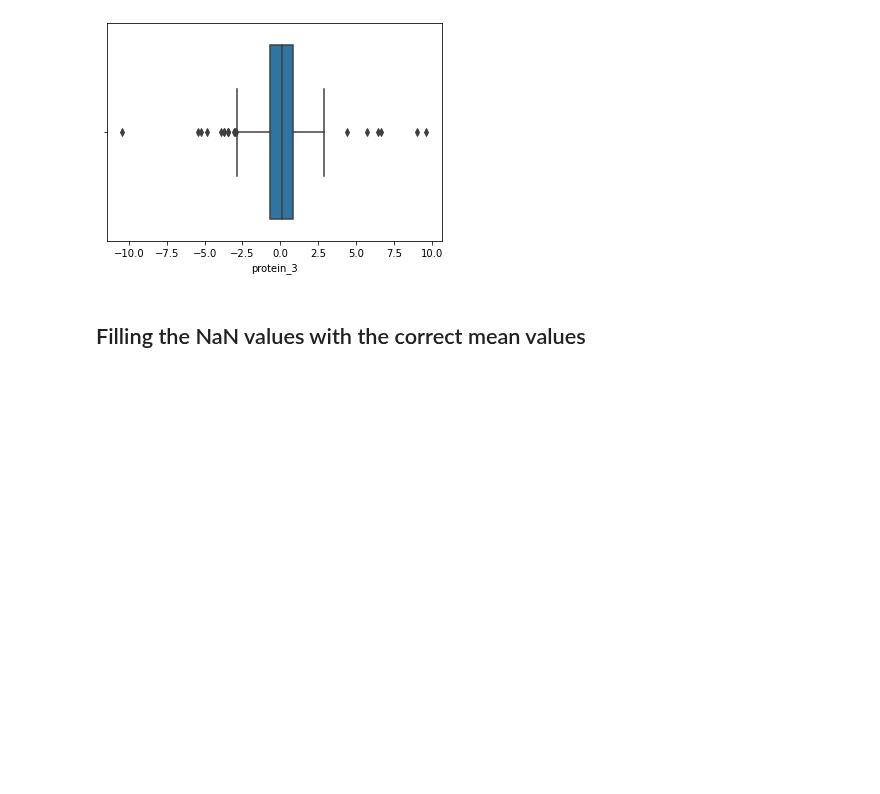
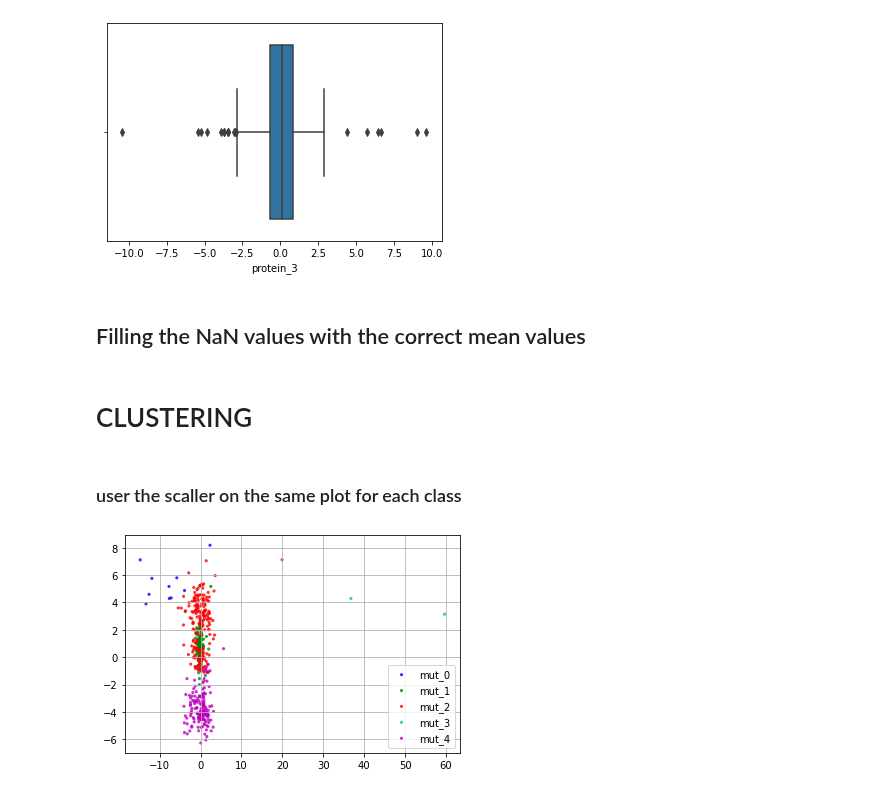
Before and after one commit to aka-sova/236756_Introduction_to_ML, a Jupyter notebook: hw4/wet_alex/data_preparation.ipynb, the cells around one changed output. Cells and saved outputs as stored; diff of their text form; code cells hidden in the pictures; blank space fills up the shorter version.

Commit message:
K-means cluster + PCA for vizualization

```diff
--- a/hw4/wet_alex/data_preparation.ipynb
+++ b/hw4/wet_alex/data_preparation.ipynb
@@ -151,3 +151,47 @@ sns.boxplot(x=df['protein_3'])
 df = df.fillna(df.mean())
 # %%
 df.to_csv('protein_fixed.csv', sep=',', header=True, index=False)
+# %% [markdown]
+# CLUSTERING
+# %%
+from sklearn.cluster import KMeans
+import numpy as np
+X = df.drop(['ID'], axis=1).values
+kmeans = KMeans(n_clusters=5, random_state=0).fit(X)
+# %%
+from sklearn.decomposition import PCA
+
+reduced_data = PCA(n_components=2).fit_transform(X)
+# %% [markdown]
+### user the scaller on the same plot for each class
+# %%
+labels = kmeans.labels_
+# %%
+# plot scatter for each class
+import matplotlib.pyplot as plt
+
+colors = ('b', 'g', 'r', 'c', 'm')
+
+
+fig, ax = plt.subplots()
+
+for idx in range(5):
+    color = colors[idx]
+
+    class_idx = [index for index, val in enumerate(labels) if val == idx]
+
+
+    x = reduced_data[class_idx,0]
+    y = reduced_data[class_idx,1]
+
+
+    ax.scatter(x, y, c=color, s=10, label=f"mut_{idx}",
+               alpha=0.8, edgecolors='none')
+
+
+ax.legend()
+ax.grid(True)
+
+plt.show()
+# %% [output]
+[figure, added]
```
